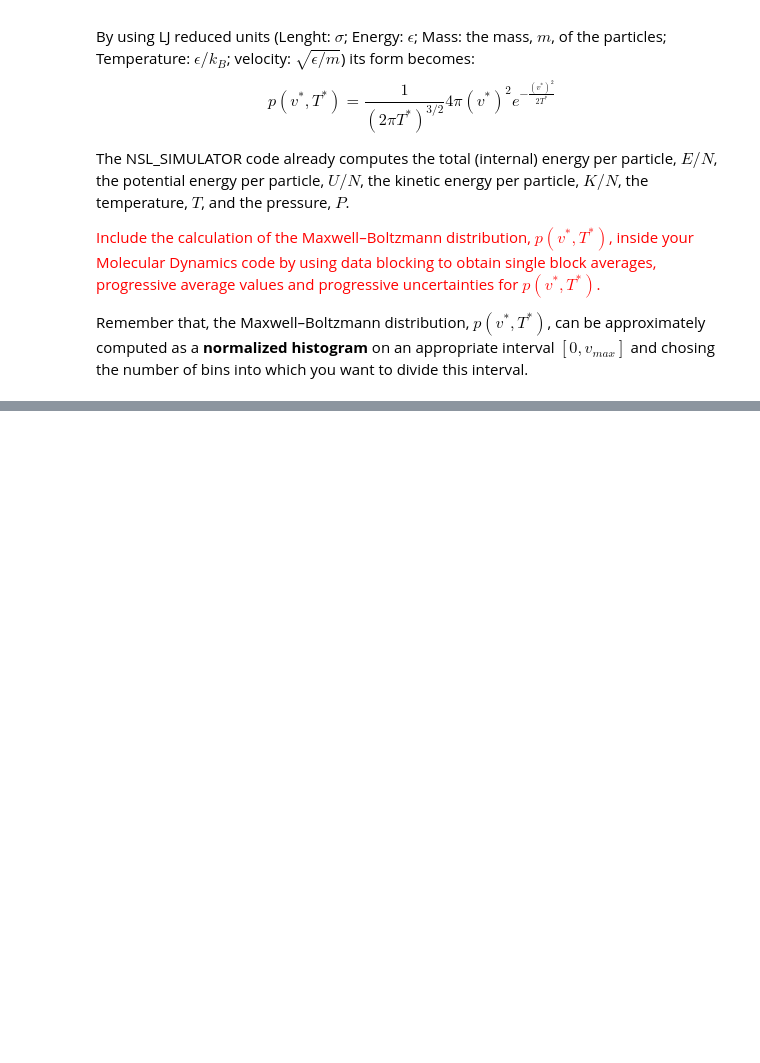
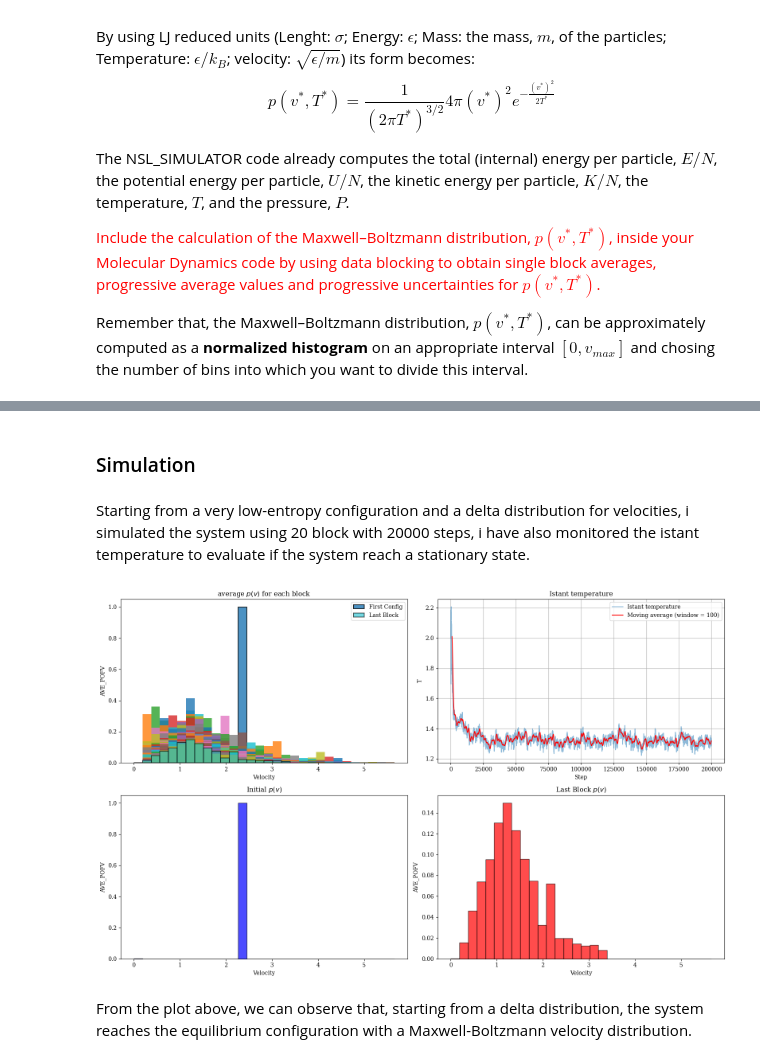
Before and after one commit to lorenzoesposito2/NSL, a Jupyter notebook: Exercises_04/Exercises_04.ipynb, the cells around one changed output, grey strips where cells are left out. Cells and saved outputs as stored; diff of their text form; code cells hidden in the pictures; blank space fills up the shorter version.

```diff
--- a/Exercises_04/Exercises_04.ipynb
+++ b/Exercises_04/Exercises_04.ipynb
@@ -356,0 +223,62 @@ KeyError: 'PE_AVE_FORWARD'
+# %% [markdown]
+### Simulation
+# %% [markdown]
+Starting from a very low-entropy configuration and a delta distribution for velocities, i simulated the system using 20 block with 20000 steps, i have also monitored the istant temperature to evaluate if the system reach a stationary state.
+# %%
+pofv_delta = pd.read_csv('NSL_SIMULATOR/OUTPUT/4.2_DATA/pofv_2.00.dat', delim_whitespace=True)
+n_bins = 30
+width = pofv_delta['#VELOCITY:'][1] - pofv_delta['#VELOCITY:'][0]
+num_blocks = len(pofv_delta) // n_bins
+colors = cm.viridis(np.linspace(0, 1, num_blocks))
+
+data_temp_ist = pd.read_csv('NSL_SIMULATOR/OUTPUT/temperature_delta_ist_2.00.dat', delim_whitespace=True)
+data_temp_ist['Moving_Average'] = data_temp_ist['ACTUAL_T:'].rolling(window=1000).mean()
+
+fig, ax = plt.subplots(2, 2, figsize=(16, 10))
+
+# histograms plots
+for i in range(0, num_blocks, 1):
+    start_idx = i * n_bins
+    end_idx = start_idx + n_bins
+    subset = pofv_delta.iloc[start_idx:end_idx]
+    if i == num_blocks - 1:
+        ax[0,0].bar(subset['#VELOCITY:'], subset['AVE_POFV:'], linewidth=1.5, alpha=0.6, width=width, edgecolor='black',label="Last Block")
+    elif i == 0:
+        ax[0,0].bar(subset['#VELOCITY:'], subset['AVE_POFV:'] * 100, linewidth=1.5, alpha=0.8, width=width, edgecolor='black',label="First Config")
+    else:
+        ax[0,0].bar(subset['#VELOCITY:'], subset['AVE_POFV:'], linewidth=1.5, alpha=0.8, width=width)
+
+ax[0,0].set_title(r'Average $p(v)$ for each block')
+ax[0,0].set_xlabel('Velocity')
+ax[0,0].set_ylabel('AVE_POFV')
+#ax1.set_ylim([0,0.25])
+ax[0,0].legend()
+
+ax[0,1].plot(data_temp_ist['#BLOCK:'], data_temp_ist['ACTUAL_T:'], alpha=0.5, label="Istant temperature")
+ax[0,1].plot(data_temp_ist['#BLOCK:'], data_temp_ist['Moving_Average'], color='red', label="Moving average (window = 100)")
+ax[0,1].set_xlabel("Step")
+ax[0,1].set_ylabel("T")
+ax[0,1].set_title("Istant temperature")
+ax[0,1].legend()
+ax[0,1].grid()
+
+first_block = pofv_delta.iloc[:n_bins]
+# multiply bin values for n_step to normalize correctly
+ax[1,0].bar(first_block['#VELOCITY:'], first_block['AVE_POFV:']*100, color='blue', width=width, alpha=0.7, edgecolor='black')
+ax[1,0].set_title(r'Initial $p(v)$')
+ax[1,0].set_xlabel('Velocity')
+ax[1,0].set_ylabel('AVE_POFV')
+
+
+last_block = pofv_delta.iloc[-n_bins:]
+ax[1,1].bar(last_block['#VELOCITY:'], last_block['AVE_POFV:'], color='red', width=width, alpha=0.7, edgecolor='black', label="Last Block")
+ax[1,1].set_title(r'Last Block $p(v)$')
+ax[1,1].set_xlabel('Velocity')
+ax[1,1].set_ylabel('AVE_POFV')
+
+plt.tight_layout()
+plt.show()
+# %% [output]
+[figure, added]
+# %% [markdown]
+From the plot above, we can observe that, starting from a delta distribution, the system reaches the equilibrium configuration with a Maxwell-Boltzmann velocity distribution.
```
Also changed, not shown: parts of 41 cells of this notebook, 4 other files.
